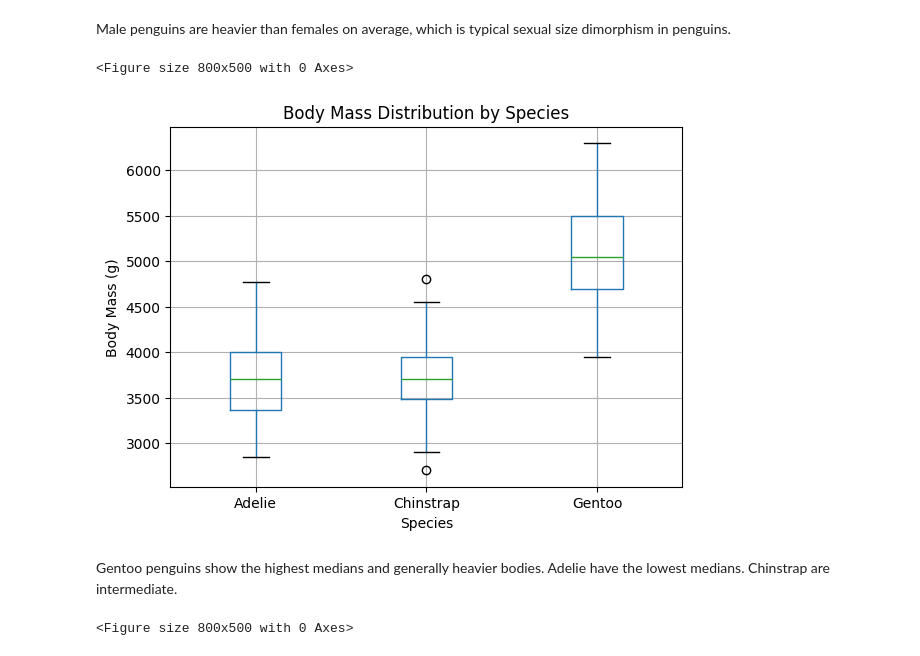
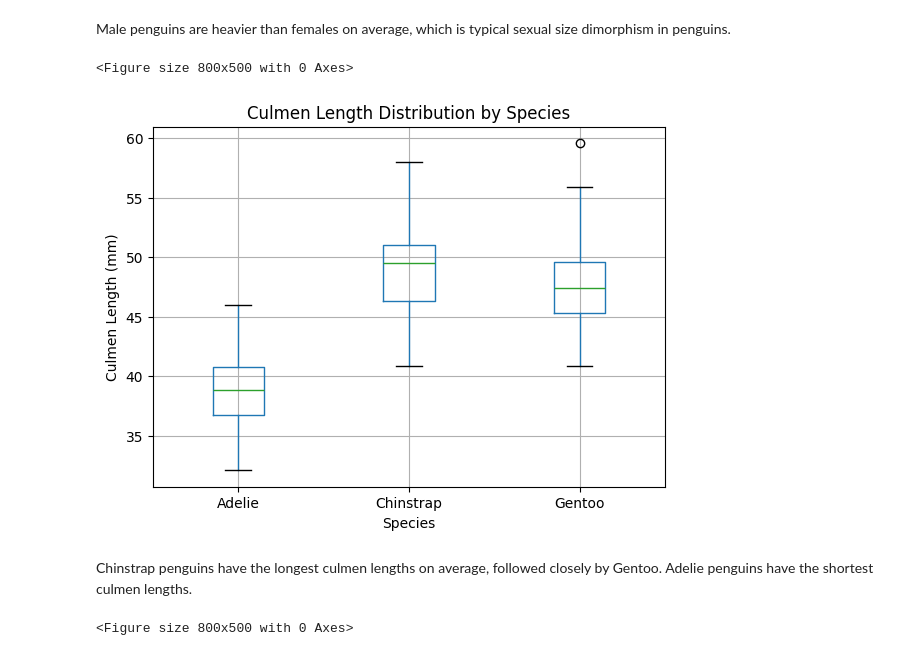
Before and after one commit to riinakik/dt-2025-data-visualisation, a Jupyter notebook: notebooks/Assignment/penguins_analysis.ipynb, the cells around one changed output. Drawn from its saved outputs; the diff is of its cells as text; code cells hidden in the pictures.

```diff
--- a/notebooks/Assignment/penguins_analysis.ipynb
+++ b/notebooks/Assignment/penguins_analysis.ipynb
@@ -154,19 +92,18 @@ plt.show()
 Male penguins are heavier than females on average, which is typical sexual size dimorphism in penguins.
 # %%
 plt.figure(figsize=(8,5))
-df.boxplot(column="body_mass_g", by="species")
-plt.title("Body Mass Distribution by Species")
+df.boxplot(column="culmen_length_mm", by="species")
+plt.title("Culmen Length Distribution by Species")
 plt.suptitle("")  # remove the automatic subtitle
 plt.xlabel("Species")
-plt.ylabel("Body Mass (g)")
+plt.ylabel("Culmen Length (mm)")
 plt.show()
 # %% [output]
 <Figure size 800x500 with 0 Axes>
-[figure, old version]
+[figure, new version]
 # %% [markdown]
-Gentoo penguins show the highest medians and generally heavier bodies.
-Adelie have the lowest medians.
-Chinstrap are intermediate.
+Chinstrap penguins have the longest culmen lengths on average, followed closely by Gentoo.
+Adelie penguins have the shortest culmen lengths.
 # %%
 plt.figure(figsize=(8,5))
 df.boxplot(column="flipper_length_mm", by="species")
```
Also changed, not shown: parts of 13 cells of this notebook, 1 other file.
